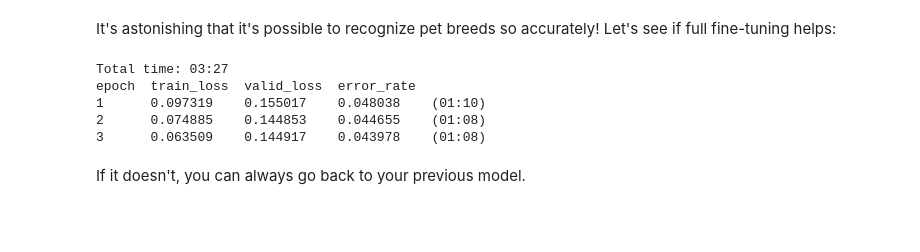
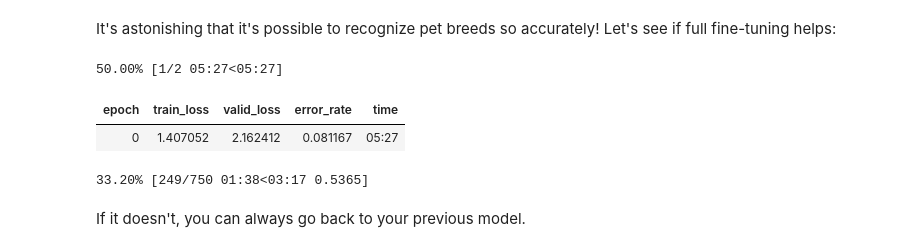
Before and after one commit to dinesh19aug/fastai-course, a Jupyter notebook: lesson1_mnist.ipynb, the cells around one changed output. Saved outputs shown, nothing was run; the diff lists cells and outputs as text; code cells hidden in the pictures; blank space fills up the shorter version.

```diff
--- a/lesson1_mnist.ipynb
+++ b/lesson1_mnist.ipynb
@@ -266,13 +275,12 @@ It's astonishing that it's possible to recognize pet breeds so accurately! Let's
 # %%
 
 learn_resnet.unfreeze()
-learn_resnet.fit_one_cycle(3, max_lr=slice(1e-3,1e-0.5))
+learn_resnet.fit_one_cycle(2, max_lr=slice(1e-3,1e-1))
 # %% [output]
-Total time: 03:27
-epoch  train_loss  valid_loss  error_rate
-1      0.097319    0.155017    0.048038    (01:10)
-2      0.074885    0.144853    0.044655    (01:08)
-3      0.063509    0.144917    0.043978    (01:08)
+50.00% [1/2 05:27<05:27]
+| epoch | train_loss | valid_loss | error_rate | time |
+| 0 | 1.407052 | 2.162412 | 0.081167 | 05:27 |
+33.20% [249/750 01:38<03:17 0.5365]
 # %% [markdown]
 If it doesn't, you can always go back to your previous model.
 # %%
```
Also changed, not shown: parts of 5 cells of this notebook.
